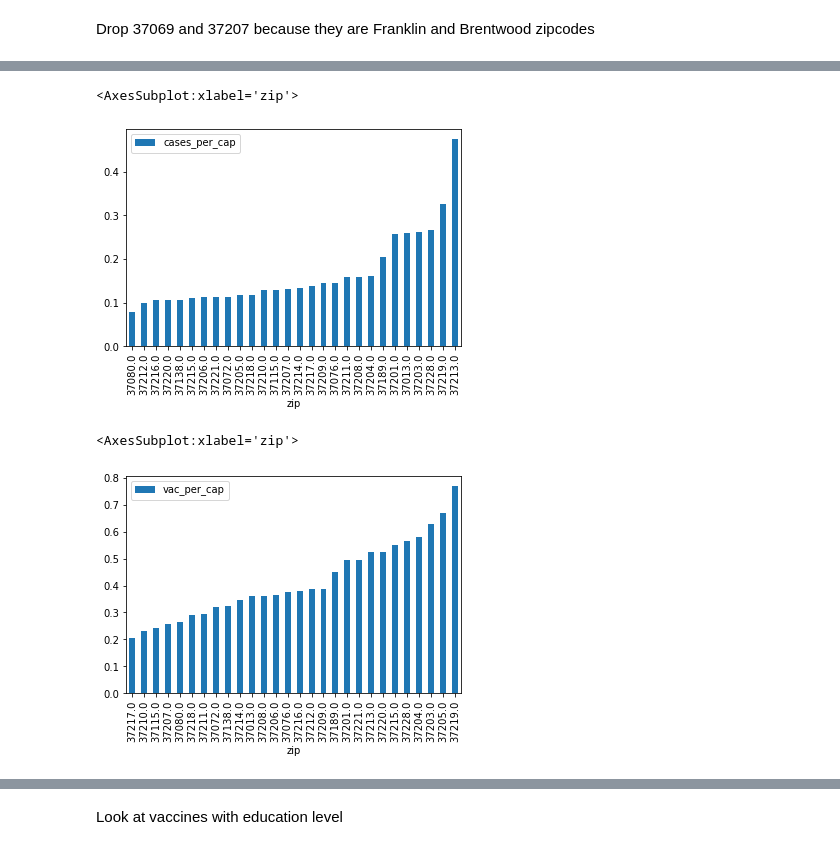
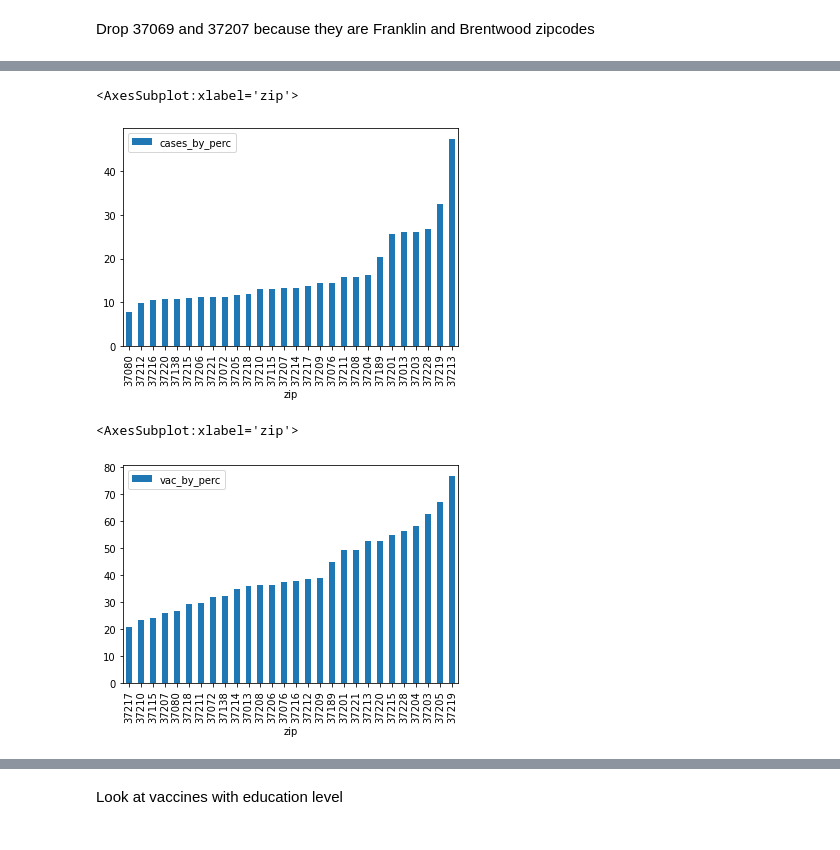
Before and after one commit to ryanhilber93/nash-covid-cases-vaccines-hot_chickens, a Jupyter notebook: hilber_notebook.ipynb, the cells around one changed output, grey strips where cells are left out. Saved outputs shown, nothing was run; the diff lists cells and outputs as text; code cells hidden in the pictures.

```diff
--- a/hilber_notebook.ipynb
+++ b/hilber_notebook.ipynb
@@ -350,6 +350,6 @@ df_all
 30 rows × 73 columns
 # %%
-df_all = df_all.sort_values('cases_per_cap')
-df_all.plot.bar(x='zip', y='cases_per_cap')
+df_all = df_all.sort_values('cases_by_perc')
+df_all.plot.bar(x='zip', y='cases_by_perc')
 # %% [output]
 <AxesSubplot:xlabel='zip'>
@@ -357,5 +357,5 @@ df_all.plot.bar(x='zip', y='cases_per_cap')
 # %%
-df_all = df_all.sort_values('vac_per_cap')
-df_all.plot.bar(x='zip', y='vac_per_cap')
+df_all = df_all.sort_values('vac_by_perc')
+df_all.plot.bar(x='zip', y='vac_by_perc')
 # %% [output]
 <AxesSubplot:xlabel='zip'>
@@ -363,8 +363,9 @@ df_all.plot.bar(x='zip', y='vac_per_cap')
 # %% [markdown]
 Drop 37069 and 37207 because they are Franklin and Brentwood zipcodes
 # %%
-df_all = df_all.sort_values('vac_per_cap')
+df_all = df_all.sort_values('vac_by_perc')
 df_all_2 = df_all.drop(labels = [0, 1])
-df_all_2 = df_all_2.sort_values('vac_per_cap')
+df_all_2 = df_all_2.sort_values('vac_by_perc')
+df_all_2.zip = df_all_2.zip.astype(int)
 df_all_2
 # %% [output]
@@ -388,13 +389,13 @@ df_all_2
 28 rows × 73 columns
 # %%
-df_all_2 = df_all_2.sort_values('cases_per_cap')
-df_all_2.plot.bar(x='zip', y='cases_per_cap')
+df_all_2 = df_all_2.sort_values('cases_by_perc')
+df_all_2.plot.bar(x='zip', y='cases_by_perc')
 # %% [output]
 <AxesSubplot:xlabel='zip'>
-[figure, old version]
+[figure, new version]
 # %%
-df_all_2 = df_all_2.sort_values('vac_per_cap')
-df_all_2.plot.bar(x='zip', y='vac_per_cap')
+df_all_2 = df_all_2.sort_values('vac_by_perc')
+df_all_2.plot.bar(x='zip', y='vac_by_perc')
 # %% [output]
 <AxesSubplot:xlabel='zip'>
-[figure, old version]
+[figure, new version]
```
Also changed, not shown: parts of 26 cells of this notebook, 5 other files.
